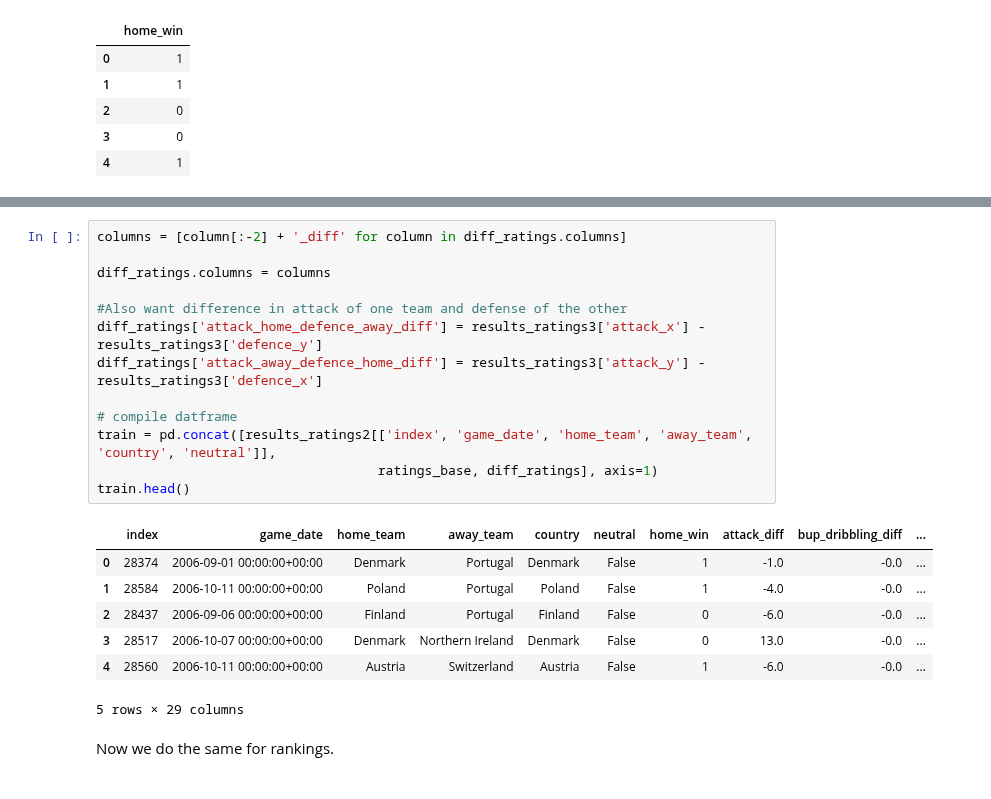
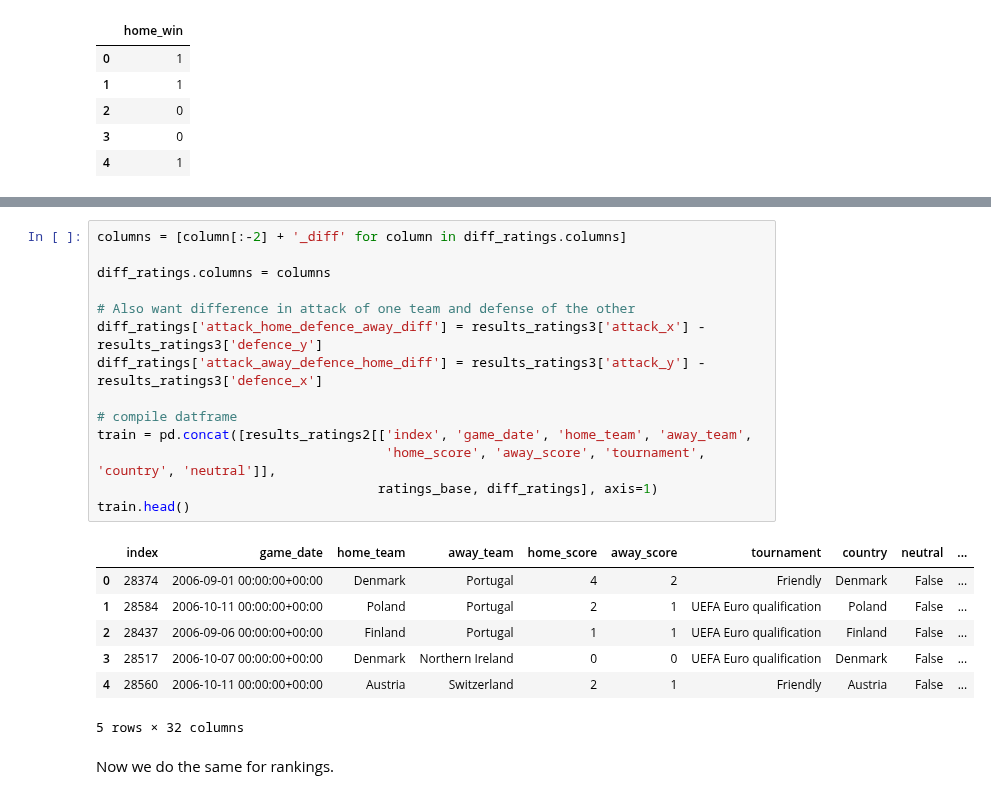
Before and after one commit to AC209aWC2018/World-Cup-2018, a Jupyter notebook: sofifa/sofifa-train-test.ipynb, the cells around one changed output, grey strips where cells are left out. Saved outputs shown, nothing was run; the diff lists cells and outputs as text.

```diff
--- a/sofifa/sofifa-train-test.ipynb
+++ b/sofifa/sofifa-train-test.ipynb
@@ -215,24 +244,25 @@ diff_ratings.head()
 # %%
 columns = [column[:-2] + '_diff' for column in diff_ratings.columns]
 
 diff_ratings.columns = columns
 
-#Also want difference in attack of one team and defense of the other
+# Also want difference in attack of one team and defense of the other
 diff_ratings['attack_home_defence_away_diff'] = results_ratings3['attack_x'] - results_ratings3['defence_y']
 diff_ratings['attack_away_defence_home_diff'] = results_ratings3['attack_y'] - results_ratings3['defence_x']
 
 # compile datframe
-train = pd.concat([results_ratings2[['index', 'game_date', 'home_team', 'away_team', 'country', 'neutral']],
+train = pd.concat([results_ratings2[['index', 'game_date', 'home_team', 'away_team',
+                                     'home_score', 'away_score', 'tournament', 'country', 'neutral']],
                                     ratings_base, diff_ratings], axis=1)
 train.head()
 # %% [output]
-|  | index | game_date | home_team | away_team | country | neutral | home_win | attack_diff | bup_dribbling_diff | ... |
-| 0 | 28374 | 2006-09-01 00:00:00+00:00 | Denmark | Portugal | Denmark | False | 1 | -1.0 | -0.0 | ... |
-| 1 | 28584 | 2006-10-11 00:00:00+00:00 | Poland | Portugal | Poland | False | 1 | -4.0 | -0.0 | ... |
-| 2 | 28437 | 2006-09-06 00:00:00+00:00 | Finland | Portugal | Finland | False | 0 | -6.0 | -0.0 | ... |
-| 3 | 28517 | 2006-10-07 00:00:00+00:00 | Denmark | Northern Ireland | Denmark | False | 0 | 13.0 | -0.0 | ... |
-| 4 | 28560 | 2006-10-11 00:00:00+00:00 | Austria | Switzerland | Austria | False | 1 | -6.0 | -0.0 | ... |
+|  | index | game_date | home_team | away_team | home_score | away_score | tournament | country | neutral | ... |
+| 0 | 28374 | 2006-09-01 00:00:00+00:00 | Denmark | Portugal | 4 | 2 | Friendly | Denmark | False | ... |
+| 1 | 28584 | 2006-10-11 00:00:00+00:00 | Poland | Portugal | 2 | 1 | UEFA Euro qualification | Poland | False | ... |
+| 2 | 28437 | 2006-09-06 00:00:00+00:00 | Finland | Portugal | 1 | 1 | UEFA Euro qualification | Finland | False | ... |
+| 3 | 28517 | 2006-10-07 00:00:00+00:00 | Denmark | Northern Ireland | 0 | 0 | UEFA Euro qualification | Denmark | False | ... |
+| 4 | 28560 | 2006-10-11 00:00:00+00:00 | Austria | Switzerland | 2 | 1 | Friendly | Austria | False | ... |
-5 rows × 29 columns
+5 rows × 32 columns
 # %% [markdown]
 Now we do the same for rankings.
 # %%
```
Also changed, not shown: parts of 19 cells of this notebook, 3 other files.
